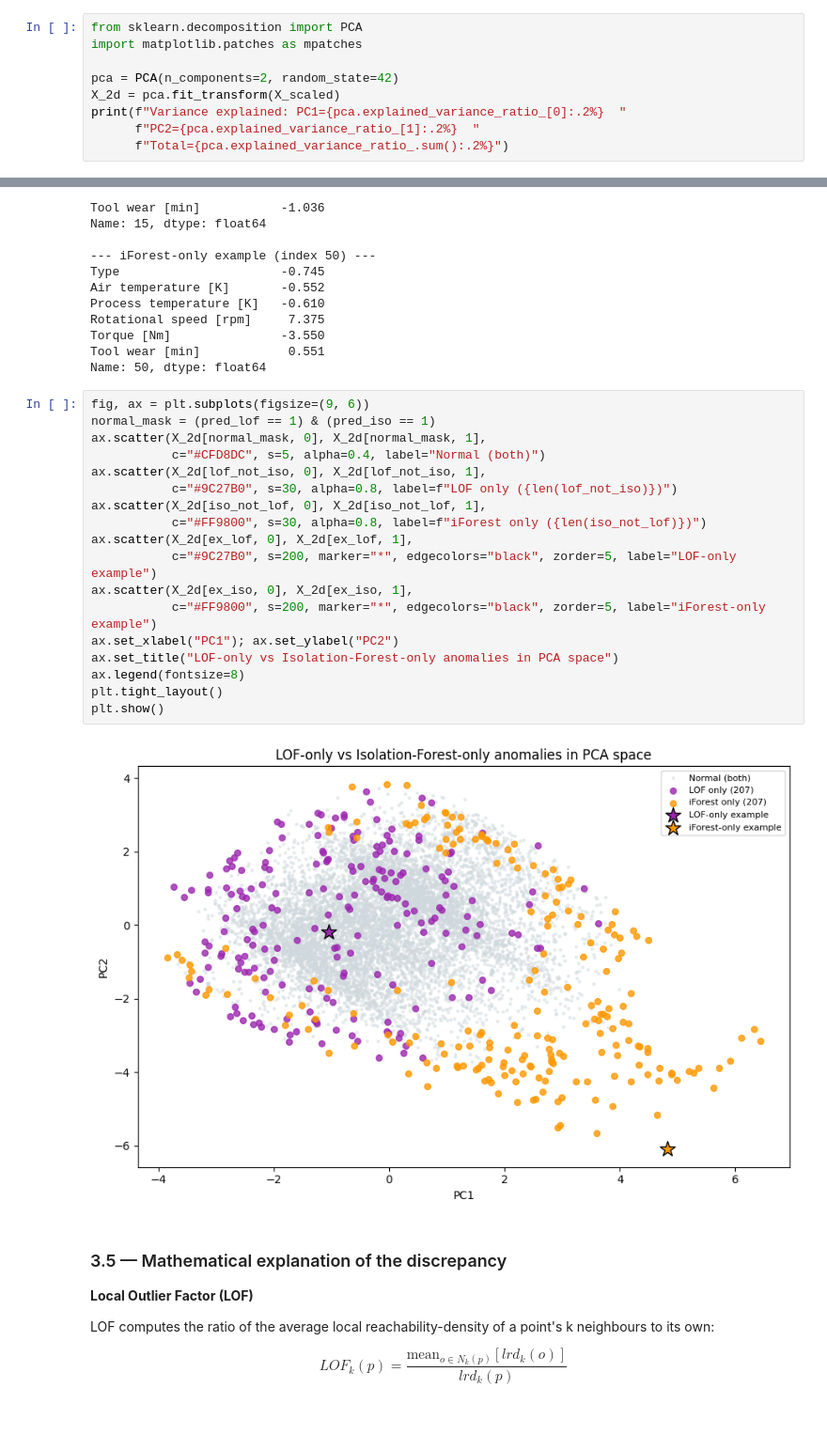
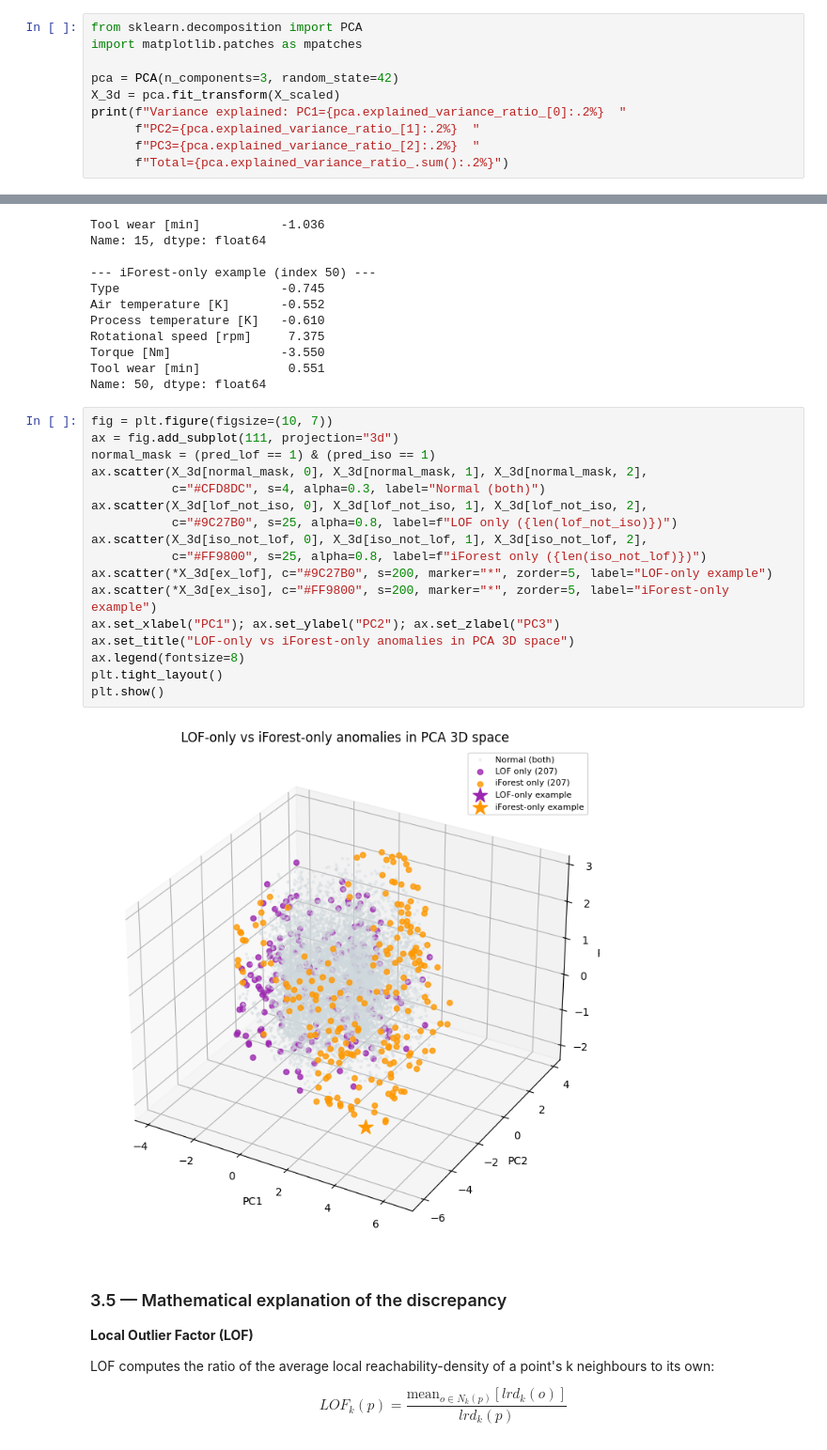
Before and after one commit to jules2806/session5-anomaly-detection, a Jupyter notebook: Session5_Anomaly_Detection_Notebook.ipynb, the cells around one changed output, grey strips where cells are left out. Shown at 94% size. Saved outputs shown, nothing was run; the diff lists cells and outputs as text; blank space fills up the shorter version.

```diff
--- a/Session5_Anomaly_Detection_Notebook.ipynb
+++ b/Session5_Anomaly_Detection_Notebook.ipynb
@@ -309,9 +309,10 @@ Expected ~339  (3.4% × 10000)
 from sklearn.decomposition import PCA
 import matplotlib.patches as mpatches
 
-pca = PCA(n_components=2, random_state=42)
-X_2d = pca.fit_transform(X_scaled)
+pca = PCA(n_components=3, random_state=42)
+X_3d = pca.fit_transform(X_scaled)
 print(f"Variance explained: PC1={pca.explained_variance_ratio_[0]:.2%}  "
       f"PC2={pca.explained_variance_ratio_[1]:.2%}  "
+      f"PC3={pca.explained_variance_ratio_[2]:.2%}  "
       f"Total={pca.explained_variance_ratio_.sum():.2%}")
 # %% [output]
@@ -400,25 +402,24 @@ Torque [Nm]               -3.550
 Tool wear [min]            0.551
 Name: 50, dtype: float64
 # %%
-fig, ax = plt.subplots(figsize=(9, 6))
+fig = plt.figure(figsize=(10, 7))
+ax = fig.add_subplot(111, projection="3d")
 normal_mask = (pred_lof == 1) & (pred_iso == 1)
-ax.scatter(X_2d[normal_mask, 0], X_2d[normal_mask, 1],
-           c="#CFD8DC", s=5, alpha=0.4, label="Normal (both)")
-ax.scatter(X_2d[lof_not_iso, 0], X_2d[lof_not_iso, 1],
-           c="#9C27B0", s=30, alpha=0.8, label=f"LOF only ({len(lof_not_iso)})")
-ax.scatter(X_2d[iso_not_lof, 0], X_2d[iso_not_lof, 1],
-           c="#FF9800", s=30, alpha=0.8, label=f"iForest only ({len(iso_not_lof)})")
-ax.scatter(X_2d[ex_lof, 0], X_2d[ex_lof, 1],
-           c="#9C27B0", s=200, marker="*", edgecolors="black", zorder=5, label="LOF-only example")
-ax.scatter(X_2d[ex_iso, 0], X_2d[ex_iso, 1],
-           c="#FF9800", s=200, marker="*", edgecolors="black", zorder=5, label="iForest-only example")
-ax.set_xlabel("PC1"); ax.set_ylabel("PC2")
-ax.set_title("LOF-only vs Isolation-Forest-only anomalies in PCA space")
+ax.scatter(X_3d[normal_mask, 0], X_3d[normal_mask, 1], X_3d[normal_mask, 2],
+           c="#CFD8DC", s=4, alpha=0.3, label="Normal (both)")
+ax.scatter(X_3d[lof_not_iso, 0], X_3d[lof_not_iso, 1], X_3d[lof_not_iso, 2],
+           c="#9C27B0", s=25, alpha=0.8, label=f"LOF only ({len(lof_not_iso)})")
+ax.scatter(X_3d[iso_not_lof, 0], X_3d[iso_not_lof, 1], X_3d[iso_not_lof, 2],
+           c="#FF9800", s=25, alpha=0.8, label=f"iForest only ({len(iso_not_lof)})")
+ax.scatter(*X_3d[ex_lof], c="#9C27B0", s=200, marker="*", zorder=5, label="LOF-only example")
+ax.scatter(*X_3d[ex_iso], c="#FF9800", s=200, marker="*", zorder=5, label="iForest-only example")
+ax.set_xlabel("PC1"); ax.set_ylabel("PC2"); ax.set_zlabel("PC3")
+ax.set_title("LOF-only vs iForest-only anomalies in PCA 3D space")
 ax.legend(fontsize=8)
 plt.tight_layout()
 plt.show()
 # %% [output]
-[figure, old version]
+[figure, new version]
 # %% [markdown]
 ### 3.5 — Mathematical explanation of the discrepancy
 
```
Also changed, not shown: parts of 2 cells of this notebook.
